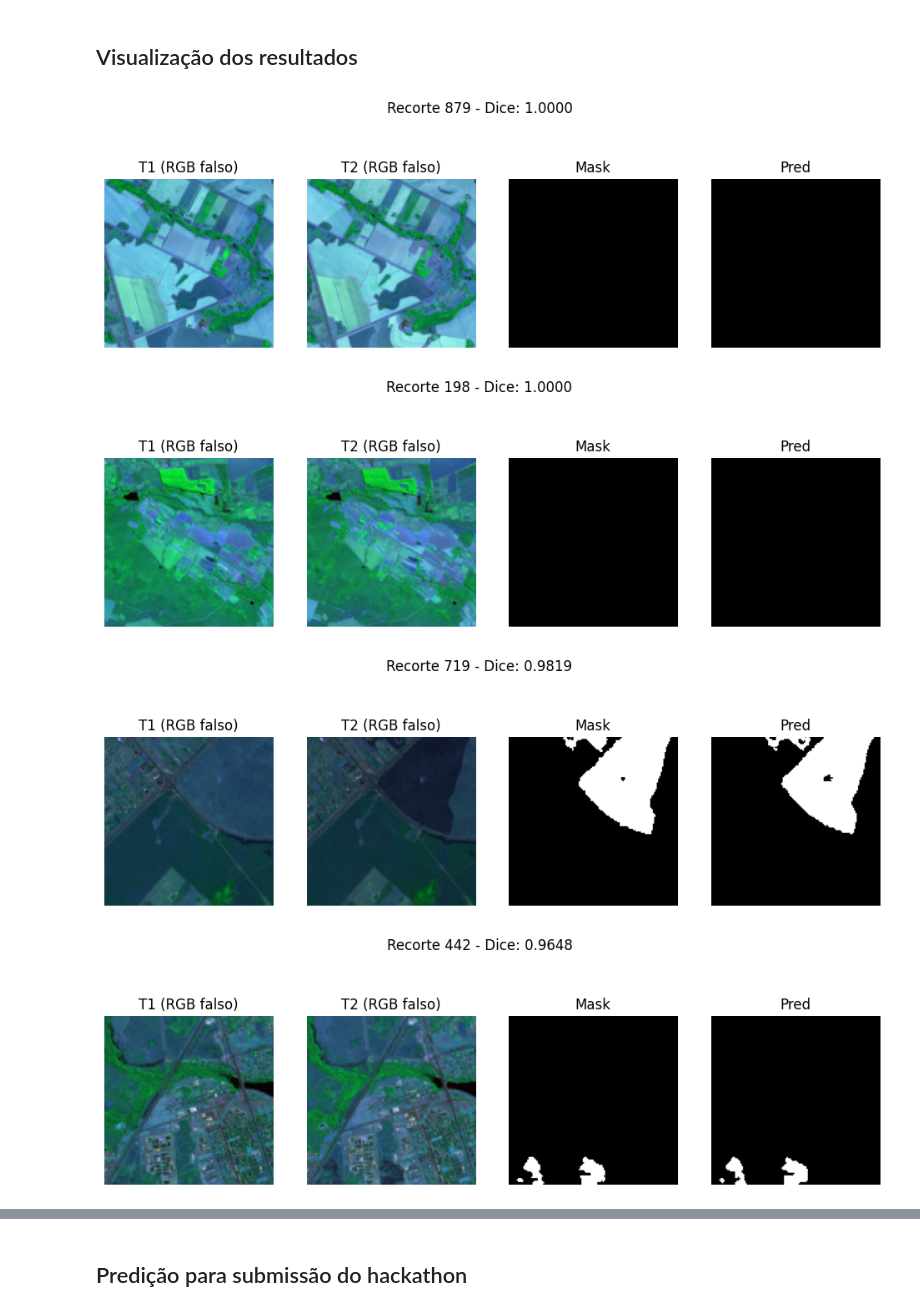
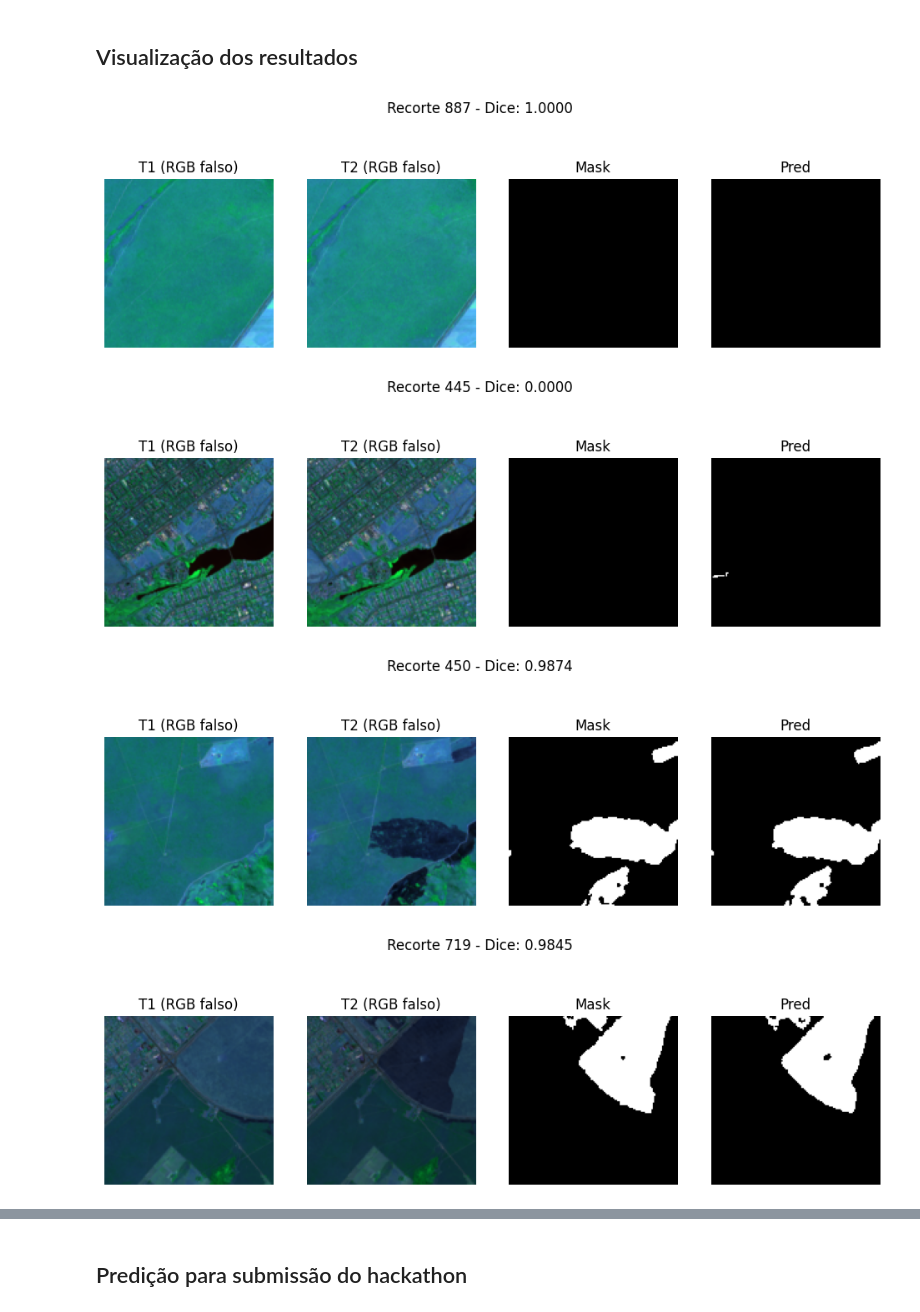
Before and after one commit to everaldina/worcap-2025, a Jupyter notebook: worcap.ipynb, the cells around one changed output, grey strips where cells are left out. Saved outputs shown, nothing was run; the diff lists cells and outputs as text; code cells hidden in the pictures.

```diff
--- a/worcap.ipynb
+++ b/worcap.ipynb
@@ -490,6 +492,7 @@ all_preds = []
 
 dices[f'{layers}_layers'] =  {}
 dices[f'numero_mask'] =  {}
+dices['recorte'] =  {}
 
 for r in val_ids:
     mask = read_mask(os.path.join(data_paths['mask'], f'recorte_{r}.tif'))
@@ -498,8 +501,9 @@ for r in val_ids:
 
     num_mask = np.sum(mask)
     dices[f'numero_mask'][r] = num_mask
+    dices['recorte'][r] = r
 
-    pred_binary = (pred >= 0.5).astype(np.float32)
+    pred_binary = (pred >= 0.15).astype(np.float32)
     dice = calc_dice(mask, pred_binary)
     dices[f'{layers}_layers'][r] = dice
 
@@ -549,10 +553,10 @@ def plot_histograms(df, column, title):
     plt.legend()
     plt.show()
 # %%
-df_dices = pd.read_csv('dices_infer.csv')
+df_dices = pd.read_csv('dice_infer_015.csv')
 df_no_mask = df_dices[df_dices['numero_mask'] == 0]
 df_mask = df_dices[df_dices['numero_mask'] > 0]
-column = f'{layers}_layers_{channels}channels'
+column = f'{layers}_layers'
 # %%
 plot_histograms(df_dices, column, 'Distribuição de Dice - Todos os recortes')
 plot_histograms(df_no_mask, column, 'Distribuição de Dice - Recortes sem máscara')
@@ -581,0 +671,17 @@ df_describe
+# %%
+fig, ax1 = plt.subplots(figsize=(8,5))
+
+ax1.plot(results_df["threshold"], results_df["auc"], marker="o", color="blue", label="AUC")
+ax1.set_xlabel("Threshold")
+ax1.set_ylabel("AUC", color="blue")
+ax1.tick_params(axis="y", labelcolor="blue")
+
+ax2 = ax1.twinx()
+ax2.plot(results_df["threshold"], results_df["dice_mean"], marker="s", color="red", label="Dice (média)")
+ax2.plot(results_df["threshold"], results_df["dice_median"], marker="^", color="green", label="Dice (mediana)")
+ax2.set_ylabel("Dice Score", color="red")
+ax2.tick_params(axis="y", labelcolor="red")
+
+fig.legend(loc="upper right")
+plt.title("Impacto do Threshold: AUC vs Dice Score")
+plt.show()
@@ -596,8 +725,8 @@ best_mask, worst_mask = get_best_worst_ids(df_mask, column)
 samples = [
     random.choice(best_no_mask),
     random.choice(worst_no_mask),
-    *random.sample(best_mask, 3),
-    *random.sample(worst_mask, 3)
+    *random.sample(best_mask, 2),
+    *random.sample(worst_mask, 2)
 ]
 # %%
 def plot_sample(t1, t2, mask, pred, title):
@@ -636,18 +765,18 @@ def read_image(path):
 # %%
 
 train_name = f'FCN_2D_{channels}ch_{layers}lyr'
 file_path = os.path.join(root_folder, 'results', train_name, 'infer')
 
 for sample in samples:
     mask = read_mask(os.path.join(data_paths['mask'], f'recorte_{sample}.tif'))
     pickle_pred = read_pickle(os.path.join(file_path, f'recorte_{sample}.pkl'))
-    pred_binary = (pickle_pred >= 0.5).astype(np.float32)
+    pred_binary = (pickle_pred >= 0.15).astype(np.float32)
 
     t1 = read_image(os.path.join(data_paths['T1'], f'recorte_{sample}.tif'))
     t2 = read_image(os.path.join(data_paths['T2'], f'recorte_{sample}.tif'))
     plot_sample(t1, t2, mask, pred_binary[0], f'Recorte {sample} - Dice: {dices[f"{layers}_layers"][sample]:.4f}')
 # %% [output]
-[figure, old version]
+[figure, new version]
-[figure, old version]
+[figure, new version]
-[figure, old version]
+[figure, new version]
-[figure, old version]
+[figure, new version]
```
Also changed, not shown: parts of 15 cells of this notebook, 2 other files.
